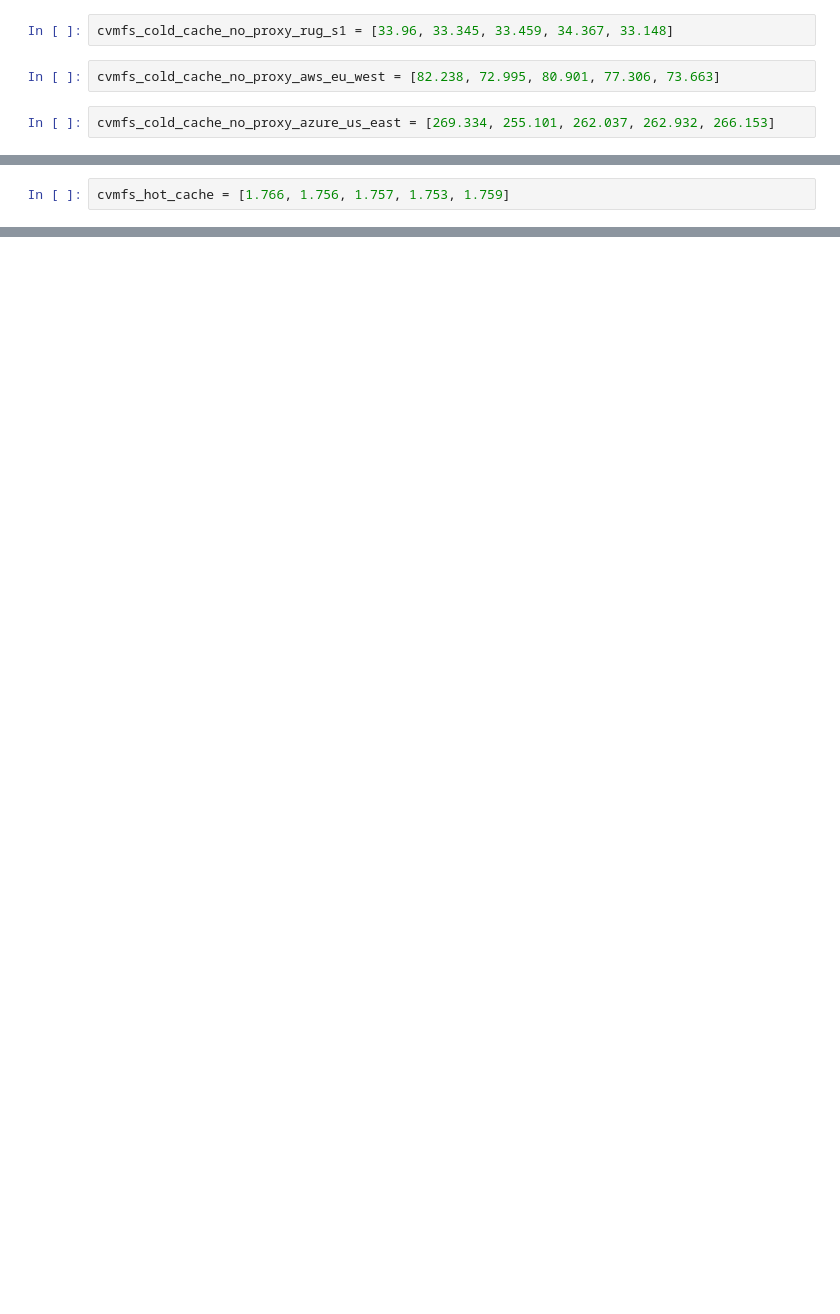
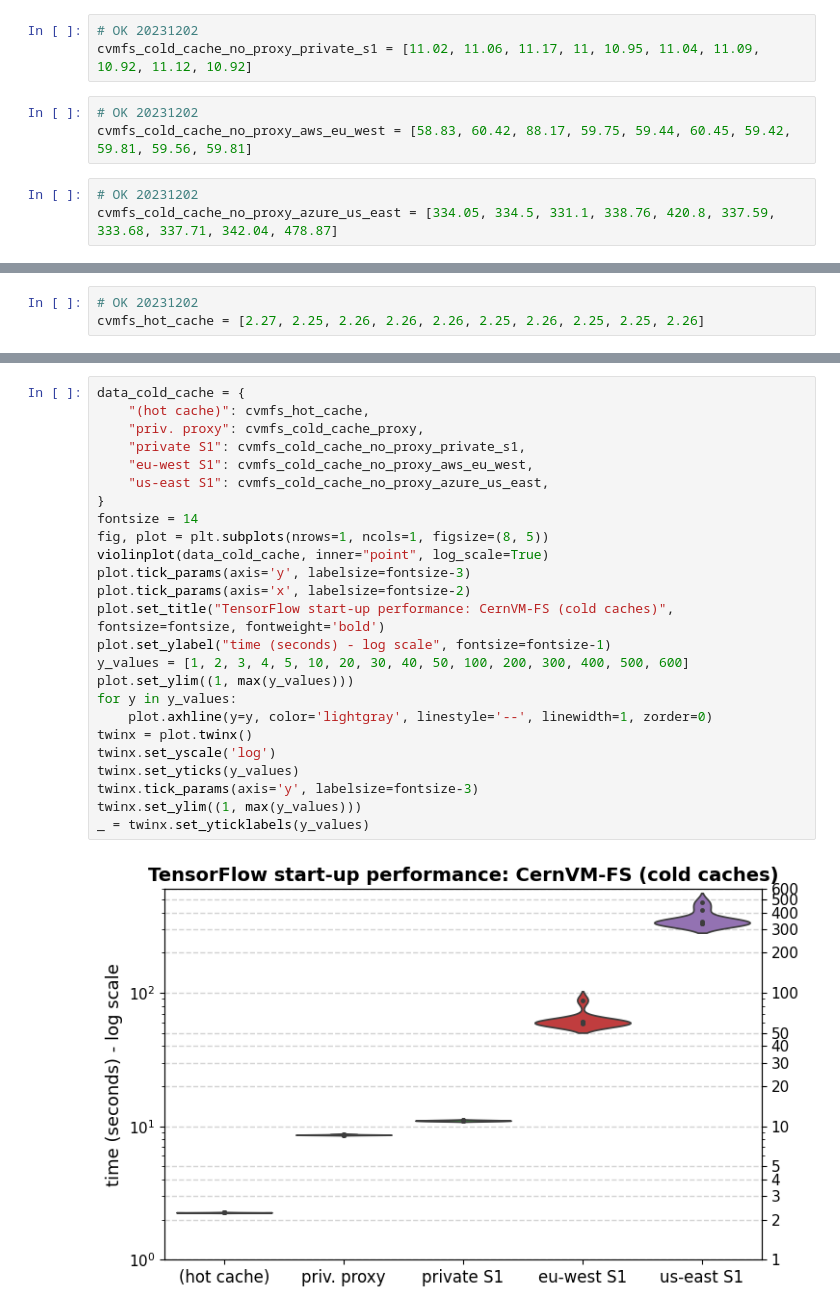
Before and after one commit to multixscale/cvmfs-tutorial-hpc-best-practices, a Jupyter notebook: cvmfs_perf_tensorflow_hpcugent.ipynb, the cells around one changed output, grey strips where cells are left out. Cells and saved outputs as stored; diff of their text form; blank space fills up the shorter version.

```diff
--- a/cvmfs_perf_tensorflow_hpcugent.ipynb
+++ b/cvmfs_perf_tensorflow_hpcugent.ipynb
@@ -24,6 +40,9 @@ cvmfs_cold_cache_proxy = [10.094, 10.095, 10.047, 10.066, 10.080]
 # %%
-cvmfs_cold_cache_no_proxy_rug_s1 = [33.96, 33.345, 33.459, 34.367, 33.148]
+# OK 20231202
+cvmfs_cold_cache_no_proxy_private_s1 = [11.02, 11.06, 11.17, 11, 10.95, 11.04, 11.09, 10.92, 11.12, 10.92]
 # %%
-cvmfs_cold_cache_no_proxy_aws_eu_west = [82.238, 72.995, 80.901, 77.306, 73.663]
+# OK 20231202
+cvmfs_cold_cache_no_proxy_aws_eu_west = [58.83, 60.42, 88.17, 59.75, 59.44, 60.45, 59.42, 59.81, 59.56, 59.81]
 # %%
-cvmfs_cold_cache_no_proxy_azure_us_east = [269.334, 255.101, 262.037, 262.932, 266.153]
+# OK 20231202
+cvmfs_cold_cache_no_proxy_azure_us_east = [334.05, 334.5, 331.1, 338.76, 420.8, 337.59, 333.68, 337.71, 342.04, 478.87]
@@ -44,4 +88,5 @@ lustre_vsc_tier1_hortense_hot_cache = [3.766, 3.125, 3.125, 3.179, 3.403]
 # %%
-cvmfs_hot_cache = [1.766, 1.756, 1.757, 1.753, 1.759]
+# OK 20231202
+cvmfs_hot_cache = [2.27, 2.25, 2.26, 2.26, 2.26, 2.25, 2.26, 2.25, 2.25, 2.26]
 # %%
 from pandas import DataFrame
@@ -131,0 +233,27 @@ plot.set_ylim(0)
+# %%
+data_cold_cache = {
+    "(hot cache)": cvmfs_hot_cache,
+    "priv. proxy": cvmfs_cold_cache_proxy,
+    "private S1": cvmfs_cold_cache_no_proxy_private_s1,
+    "eu-west S1": cvmfs_cold_cache_no_proxy_aws_eu_west,
+    "us-east S1": cvmfs_cold_cache_no_proxy_azure_us_east,
+}
+fontsize = 14
+fig, plot = plt.subplots(nrows=1, ncols=1, figsize=(8, 5))
+violinplot(data_cold_cache, inner="point", log_scale=True)
+plot.tick_params(axis='y', labelsize=fontsize-3)
+plot.tick_params(axis='x', labelsize=fontsize-2)
+plot.set_title("TensorFlow start-up performance: CernVM-FS (cold caches)", fontsize=fontsize, fontweight='bold')
+plot.set_ylabel("time (seconds) - log scale", fontsize=fontsize-1)
+y_values = [1, 2, 3, 4, 5, 10, 20, 30, 40, 50, 100, 200, 300, 400, 500, 600]
+plot.set_ylim((1, max(y_values)))
+for y in y_values:
+    plot.axhline(y=y, color='lightgray', linestyle='--', linewidth=1, zorder=0)
+twinx = plot.twinx()
+twinx.set_yscale('log')
+twinx.set_yticks(y_values)
+twinx.tick_params(axis='y', labelsize=fontsize-3)
+twinx.set_ylim((1, max(y_values)))
+_ = twinx.set_yticklabels(y_values)
+# %% [output]
+[figure, added]
```
Also changed, not shown: parts of 32 cells of this notebook, 6 other files.
